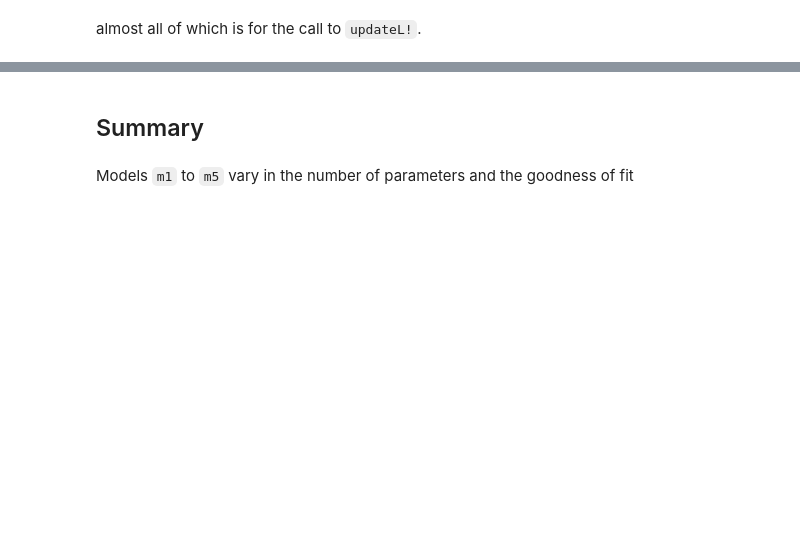
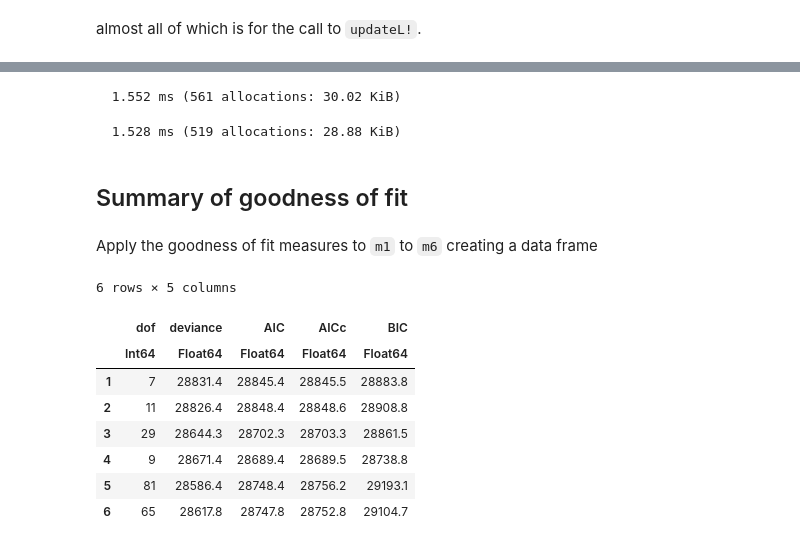
Before and after one commit to dmbates/JuliaWorkshop, a Jupyter notebook: Complexity.ipynb, the cells around one changed output, grey strips where cells are left out. Saved outputs shown, nothing was run; the diff lists cells and outputs as text; code cells hidden in the pictures; blank space fills up the shorter version.

```diff
--- a/Complexity.ipynb
+++ b/Complexity.ipynb
@@ -599,4 +633,26 @@ almost all of which is for the call to `updateL!`.
+# %%
+@btime objective(updateL!(setθ!($m6, $θ6)));
+# %% [output]
+  1.552 ms (561 allocations: 30.02 KiB)
+# %%
+@btime updateL!($m6);
+# %% [output]
+  1.528 ms (519 allocations: 28.88 KiB)
 # %% [markdown]
-## Summary
+## Summary of goodness of fit
-# %% [markdown]
-Models `m1` to `m5` vary in the number of parameters and the goodness of fit
+# %% [markdown]
+Apply the goodness of fit measures to `m1` to `m6` creating a data frame
+# %%
+const mods = [m1, m2, m3, m4, m5, m6];
+gofsumry = DataFrame(dof=dof.(mods), deviance=deviance.(mods),
+    AIC = aic.(mods), AICc = aicc.(mods), BIC = bic.(mods))
+# %% [output]
+6 rows × 5 columns
+|  | dof | deviance | AIC | AICc | BIC |
+|  | Int64 | Float64 | Float64 | Float64 | Float64 |
+| 1 | 7 | 28831.4 | 28845.4 | 28845.5 | 28883.8 |
+| 2 | 11 | 28826.4 | 28848.4 | 28848.6 | 28908.8 |
+| 3 | 29 | 28644.3 | 28702.3 | 28703.3 | 28861.5 |
+| 4 | 9 | 28671.4 | 28689.4 | 28689.5 | 28738.8 |
+| 5 | 81 | 28586.4 | 28748.4 | 28756.2 | 29193.1 |
+| 6 | 65 | 28617.8 | 28747.8 | 28752.8 | 29104.7 |
```
Also changed, not shown: parts of 34 cells of this notebook.
